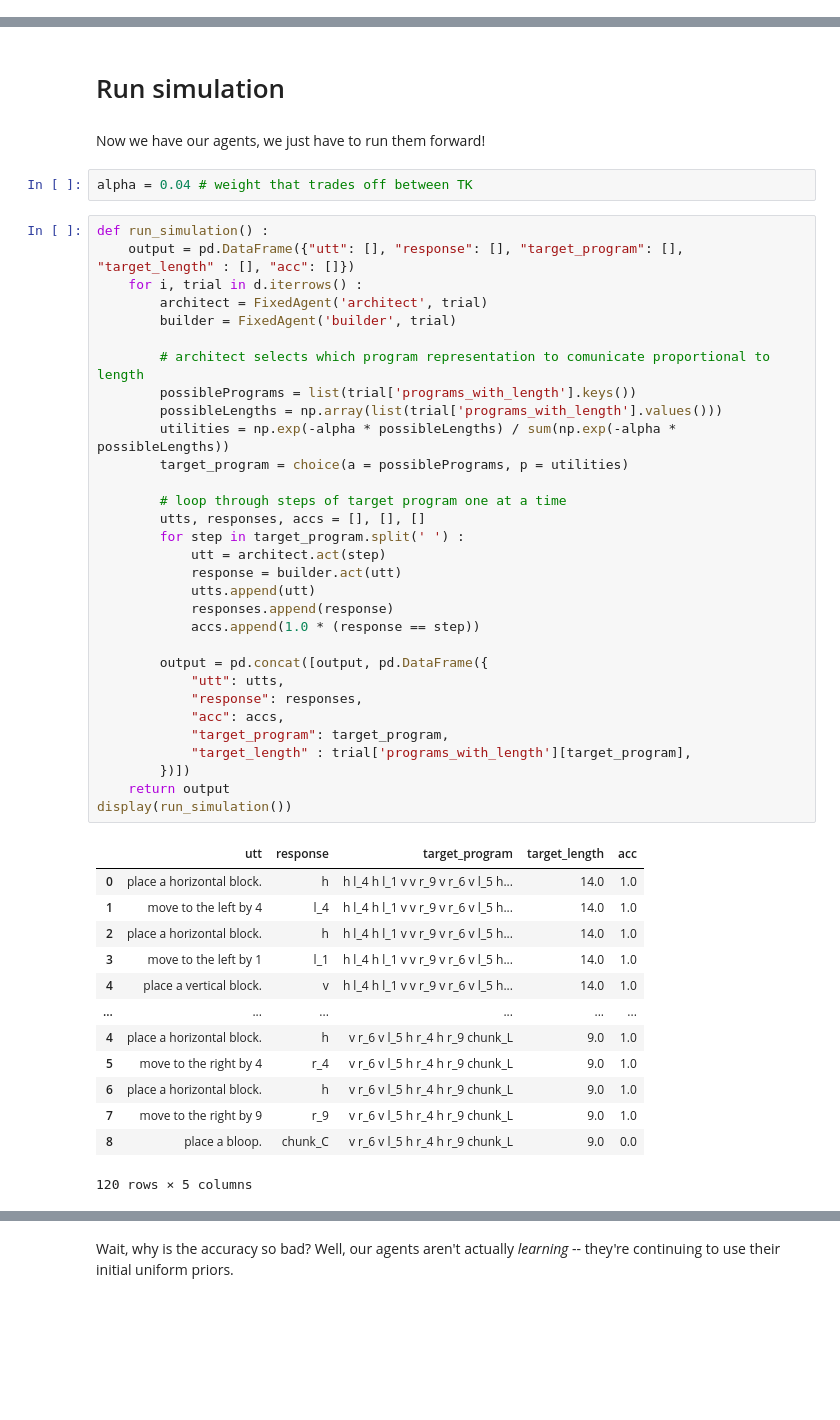
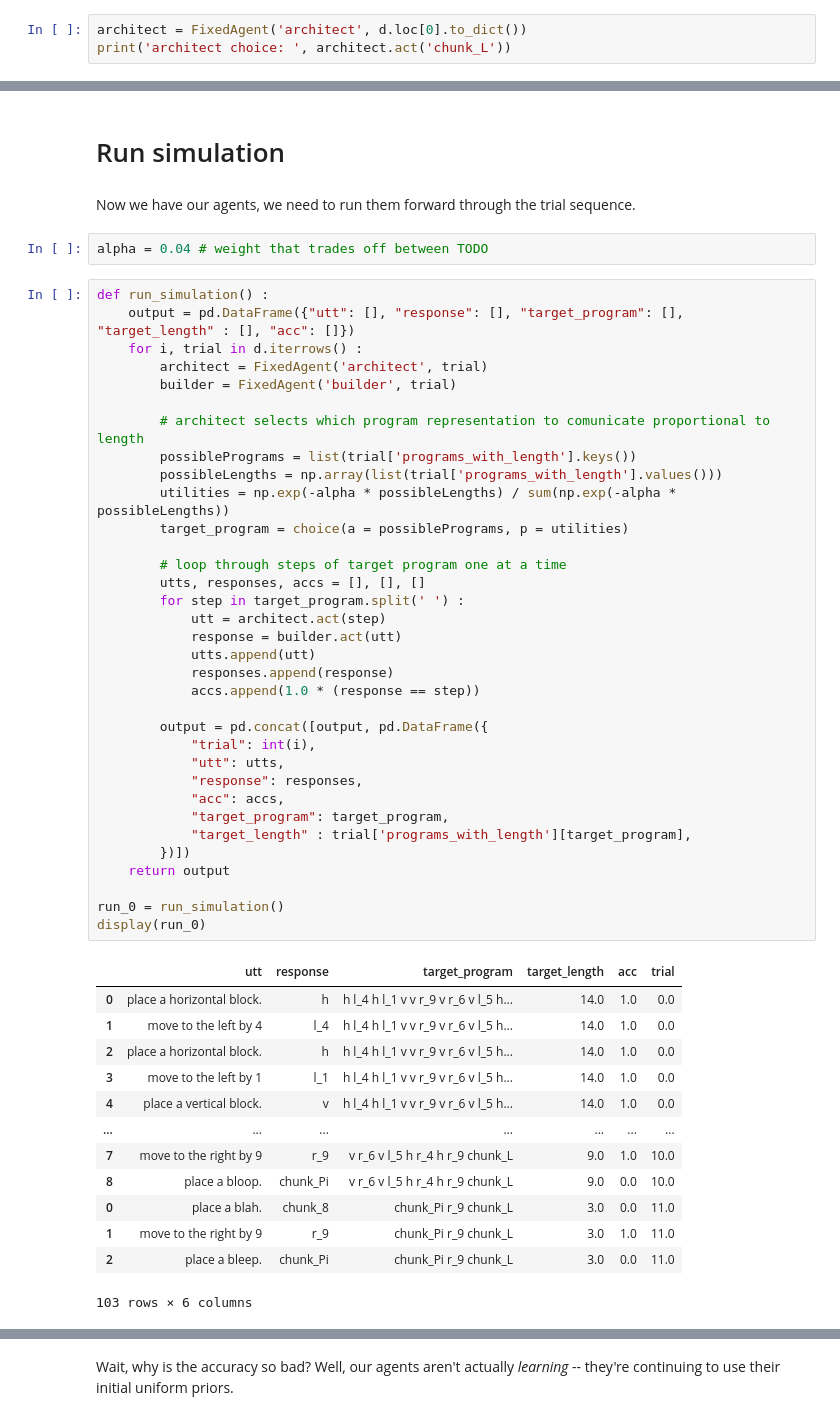
Before and after one commit to cogtoolslab/compositional-abstractions, a Jupyter notebook: analysis/paired_building/demo/ca_conventions.ipynb, the cells around one changed output, grey strips where cells are left out. Drawn from its saved outputs; the diff is of its cells as text; blank space fills up the shorter version.

Commit message:
more detailed step through of agents, fix missing lexemes in lexicon.py

```diff
--- a/analysis/paired_building/demo/ca_conventions.ipynb
+++ b/analysis/paired_building/demo/ca_conventions.ipynb
@@ -164,3 +167,6 @@ print('builder choice: ', builder.act('place a horizontal block.'))
 # %% [output]
 architect choice:  place a horizontal block.
 builder choice:  h
+# %%
+architect = FixedAgent('architect', d.loc[0].to_dict())
+print('architect choice: ', architect.act('chunk_L'))
@@ -167,51 +175,54 @@ builder choice:  h
 # %% [markdown]
 # Run simulation
 # %% [markdown]
-Now we have our agents, we just have to run them forward!
+Now we have our agents, we need to run them forward through the trial sequence.
-# %%
-alpha = 0.04 # weight that trades off between TK
+# %%
+alpha = 0.04 # weight that trades off between TODO
 # %%
 def run_simulation() :
     output = pd.DataFrame({"utt": [], "response": [], "target_program": [], "target_length" : [], "acc": []})
     for i, trial in d.iterrows() :
         architect = FixedAgent('architect', trial)
         builder = FixedAgent('builder', trial)
 
         # architect selects which program representation to comunicate proportional to length
         possiblePrograms = list(trial['programs_with_length'].keys())
         possibleLengths = np.array(list(trial['programs_with_length'].values()))
         utilities = np.exp(-alpha * possibleLengths) / sum(np.exp(-alpha * possibleLengths))
         target_program = choice(a = possiblePrograms, p = utilities)
 
         # loop through steps of target program one at a time
         utts, responses, accs = [], [], []
         for step in target_program.split(' ') :
             utt = architect.act(step)
             response = builder.act(utt)
             utts.append(utt)
             responses.append(response)
             accs.append(1.0 * (response == step))
 
         output = pd.concat([output, pd.DataFrame({
+            "trial": int(i),
             "utt": utts,
             "response": responses,
             "acc": accs,
             "target_program": target_program,
             "target_length" : trial['programs_with_length'][target_program],
         })])
     return output
-display(run_simulation())
+
+run_0 = run_simulation()
+display(run_0)
 # %% [output]
-|  | utt | response | target_program | target_length | acc |
-| 0 | place a horizontal block. | h | h l_4 h l_1 v v r_9 v r_6 v l_5 h... | 14.0 | 1.0 |
-| 1 | move to the left by 4 | l_4 | h l_4 h l_1 v v r_9 v r_6 v l_5 h... | 14.0 | 1.0 |
-| 2 | place a horizontal block. | h | h l_4 h l_1 v v r_9 v r_6 v l_5 h... | 14.0 | 1.0 |
-| 3 | move to the left by 1 | l_1 | h l_4 h l_1 v v r_9 v r_6 v l_5 h... | 14.0 | 1.0 |
-| 4 | place a vertical block. | v | h l_4 h l_1 v v r_9 v r_6 v l_5 h... | 14.0 | 1.0 |
-| ... | ... | ... | ... | ... | ... |
-| 4 | place a horizontal block. | h | v r_6 v l_5 h r_4 h r_9 chunk_L | 9.0 | 1.0 |
-| 5 | move to the right by 4 | r_4 | v r_6 v l_5 h r_4 h r_9 chunk_L | 9.0 | 1.0 |
-| 6 | place a horizontal block. | h | v r_6 v l_5 h r_4 h r_9 chunk_L | 9.0 | 1.0 |
-| 7 | move to the right by 9 | r_9 | v r_6 v l_5 h r_4 h r_9 chunk_L | 9.0 | 1.0 |
-| 8 | place a bloop. | chunk_C | v r_6 v l_5 h r_4 h r_9 chunk_L | 9.0 | 0.0 |
+|  | utt | response | target_program | target_length | acc | trial |
+| 0 | place a horizontal block. | h | h l_4 h l_1 v v r_9 v r_6 v l_5 h... | 14.0 | 1.0 | 0.0 |
+| 1 | move to the left by 4 | l_4 | h l_4 h l_1 v v r_9 v r_6 v l_5 h... | 14.0 | 1.0 | 0.0 |
+| 2 | place a horizontal block. | h | h l_4 h l_1 v v r_9 v r_6 v l_5 h... | 14.0 | 1.0 | 0.0 |
+| 3 | move to the left by 1 | l_1 | h l_4 h l_1 v v r_9 v r_6 v l_5 h... | 14.0 | 1.0 | 0.0 |
+| 4 | place a vertical block. | v | h l_4 h l_1 v v r_9 v r_6 v l_5 h... | 14.0 | 1.0 | 0.0 |
+| ... | ... | ... | ... | ... | ... | ... |
+| 7 | move to the right by 9 | r_9 | v r_6 v l_5 h r_4 h r_9 chunk_L | 9.0 | 1.0 | 10.0 |
+| 8 | place a bloop. | chunk_Pi | v r_6 v l_5 h r_4 h r_9 chunk_L | 9.0 | 0.0 | 10.0 |
+| 0 | place a blah. | chunk_8 | chunk_Pi r_9 chunk_L | 3.0 | 0.0 | 11.0 |
+| 1 | move to the right by 9 | r_9 | chunk_Pi r_9 chunk_L | 3.0 | 1.0 | 11.0 |
+| 2 | place a bleep. | chunk_Pi | chunk_Pi r_9 chunk_L | 3.0 | 0.0 | 11.0 |
-120 rows × 5 columns
+103 rows × 6 columns
```
Also changed, not shown: parts of 28 cells of this notebook, 2 other files.
